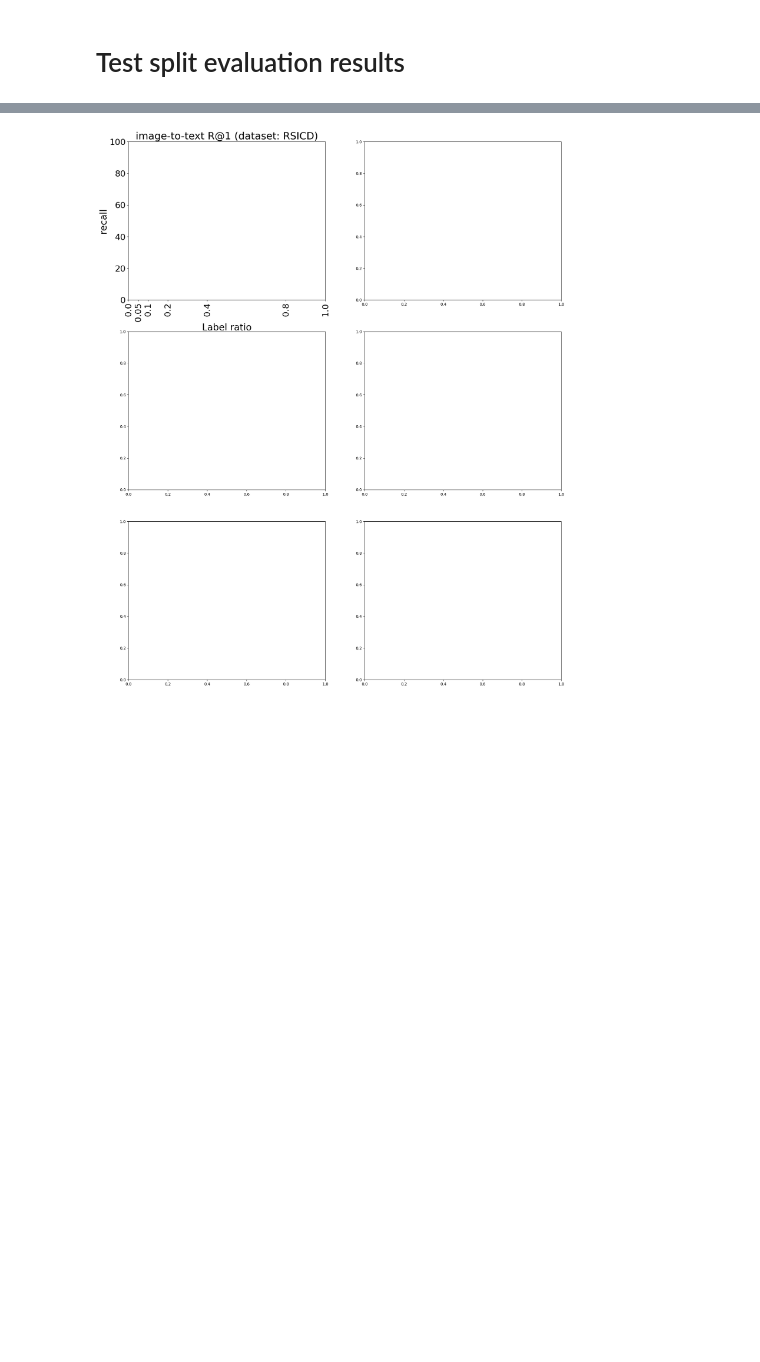
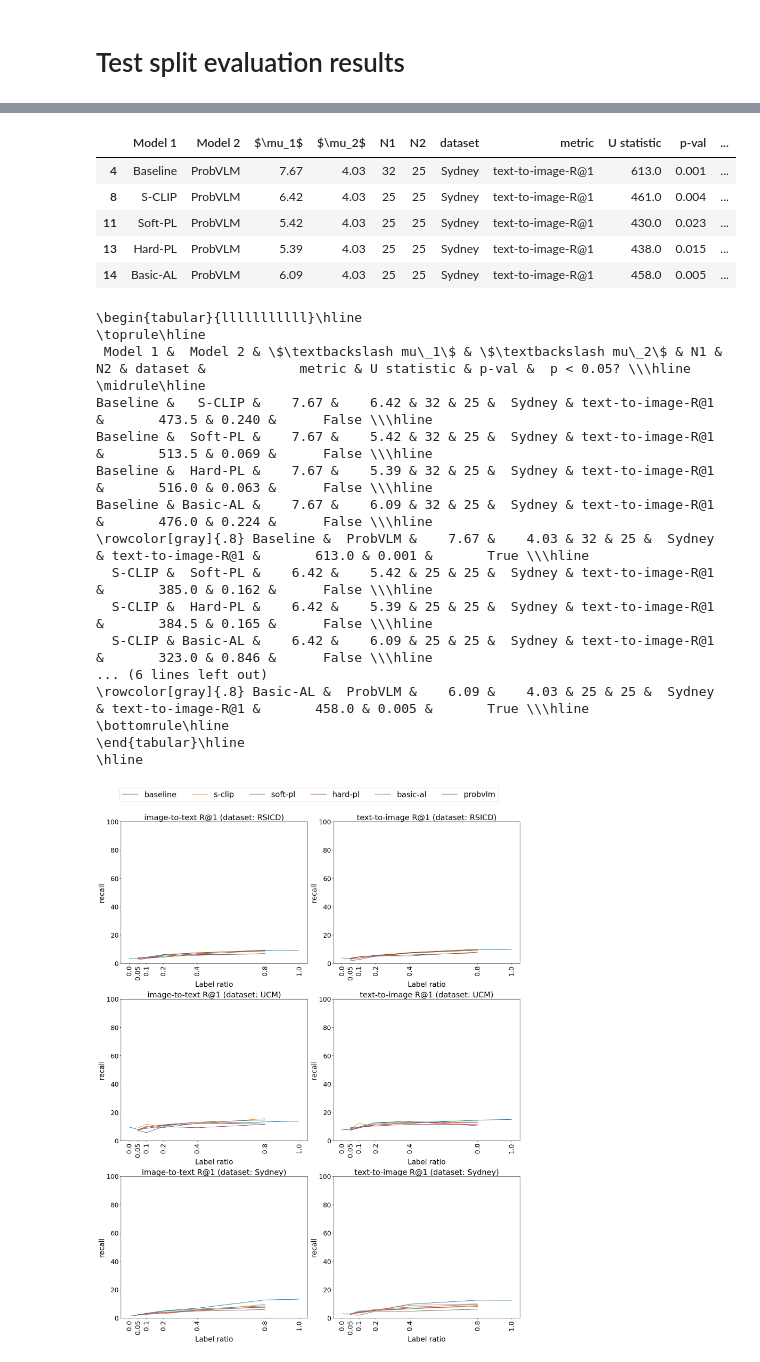
Before and after one commit to nataliehh/thesis2023-2024, a Jupyter notebook: results_analysis.ipynb, the cells around one changed output, grey strips where cells are left out. Drawn from its saved outputs; the diff is of its cells as text; code cells hidden in the pictures; blank space fills up the shorter version.

Commit message:
Updating results

```diff
--- a/results_analysis.ipynb
+++ b/results_analysis.ipynb
@@ -288,7 +288,8 @@ for metric in zeroshot_metrics:
 #         print(dataset, metric)
         label = row == 0 and col == 0 # only assign a legend label for the first subplot (prevents duplicates)
         plot_model_comparison(results_dict, metric, dataset, ax = axes[row][col], label = label,
-                              base_fontsize = base_fontsize, confidence_band_type = '', display_table_results = True)
+                              base_fontsize = base_fontsize, confidence_band_type = '', display_table_results = label,
+                             table_label_ratio = 0.8)
         col += 1
         if col == cols:
             col = 0
@@ -453,6 +458,6 @@ baseline zeroshot-val-top1 RESISC45
 # %%
 plot_recall_model_comparison(results_dict, retrieval_metrics, retrieval_datasets, base_fontsize = base_fontsize, k = 1,
-                            confidence_band_type = '', display_table_results = True)
+                            confidence_band_type = '')
 plt.savefig('./results/RS_recall_1.png', transparent = True, bbox_inches='tight')
 plt.savefig('./results/RS_recall_1.pdf', transparent = True, bbox_inches='tight')
 plt.show()
@@ -478,3 +568,26 @@ ValueError: need at least one array to concatenate
+|  | Model 1 | Model 2 | $\mu_1$ | $\mu_2$ | N1 | N2 | dataset | metric | U statistic | p-val | ... |
+| 4 | Baseline | ProbVLM | 7.67 | 4.03 | 32 | 25 | Sydney | text-to-image-R@1 | 613.0 | 0.001 | ... |
+| 8 | S-CLIP | ProbVLM | 6.42 | 4.03 | 25 | 25 | Sydney | text-to-image-R@1 | 461.0 | 0.004 | ... |
+| 11 | Soft-PL | ProbVLM | 5.42 | 4.03 | 25 | 25 | Sydney | text-to-image-R@1 | 430.0 | 0.023 | ... |
+| 13 | Hard-PL | ProbVLM | 5.39 | 4.03 | 25 | 25 | Sydney | text-to-image-R@1 | 438.0 | 0.015 | ... |
+| 14 | Basic-AL | ProbVLM | 6.09 | 4.03 | 25 | 25 | Sydney | text-to-image-R@1 | 458.0 | 0.005 | ... |
+\begin{tabular}{lllllllllll}\hline
+\toprule\hline
+ Model 1 &  Model 2 & \$\textbackslash mu\_1\$ & \$\textbackslash mu\_2\$ & N1 & N2 & dataset &            metric & U statistic & p-val &  p < 0.05? \\\hline
+\midrule\hline
+Baseline &   S-CLIP &    7.67 &    6.42 & 32 & 25 &  Sydney & text-to-image-R@1 &       473.5 & 0.240 &      False \\\hline
+Baseline &  Soft-PL &    7.67 &    5.42 & 32 & 25 &  Sydney & text-to-image-R@1 &       513.5 & 0.069 &      False \\\hline
+Baseline &  Hard-PL &    7.67 &    5.39 & 32 & 25 &  Sydney & text-to-image-R@1 &       516.0 & 0.063 &      False \\\hline
+Baseline & Basic-AL &    7.67 &    6.09 & 32 & 25 &  Sydney & text-to-image-R@1 &       476.0 & 0.224 &      False \\\hline
+\rowcolor[gray]{.8} Baseline &  ProbVLM &    7.67 &    4.03 & 32 & 25 &  Sydney & text-to-image-R@1 &       613.0 & 0.001 &       True \\\hline
+  S-CLIP &  Soft-PL &    6.42 &    5.42 & 25 & 25 &  Sydney & text-to-image-R@1 &       385.0 & 0.162 &      False \\\hline
+  S-CLIP &  Hard-PL &    6.42 &    5.39 & 25 & 25 &  Sydney & text-to-image-R@1 &       384.5 & 0.165 &      False \\\hline
+  S-CLIP & Basic-AL &    6.42 &    6.09 & 25 & 25 &  Sydney & text-to-image-R@1 &       323.0 & 0.846 &      False \\\hline
+... (6 lines left out)
+\rowcolor[gray]{.8} Basic-AL &  ProbVLM &    6.09 &    4.03 & 25 & 25 &  Sydney & text-to-image-R@1 &       458.0 & 0.005 &       True \\\hline
+\bottomrule\hline
+\end{tabular}\hline
+\hline
-[figure, old version]
+[figure, new version]
 # %%
 plot_recall_model_comparison(results_dict, retrieval_metrics, retrieval_datasets, base_fontsize = base_fontsize, k = 5,
```
Also changed, not shown: parts of 9 cells of this notebook, 15 other files.
